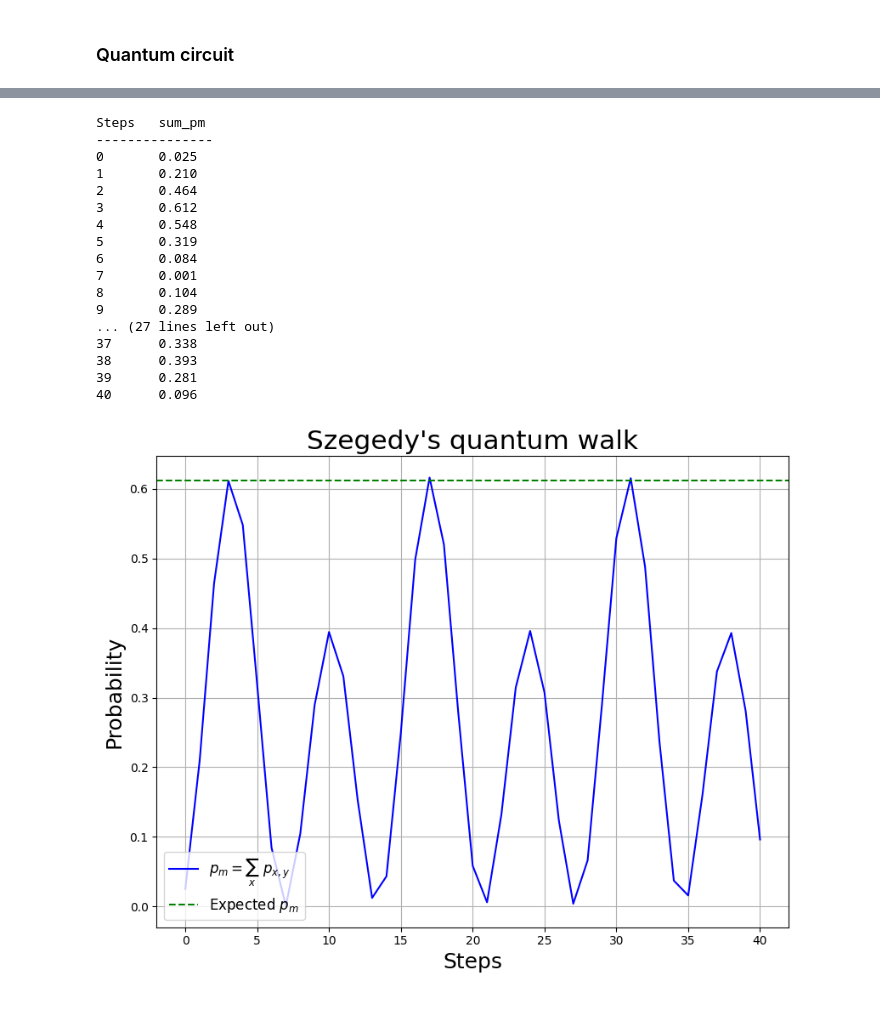
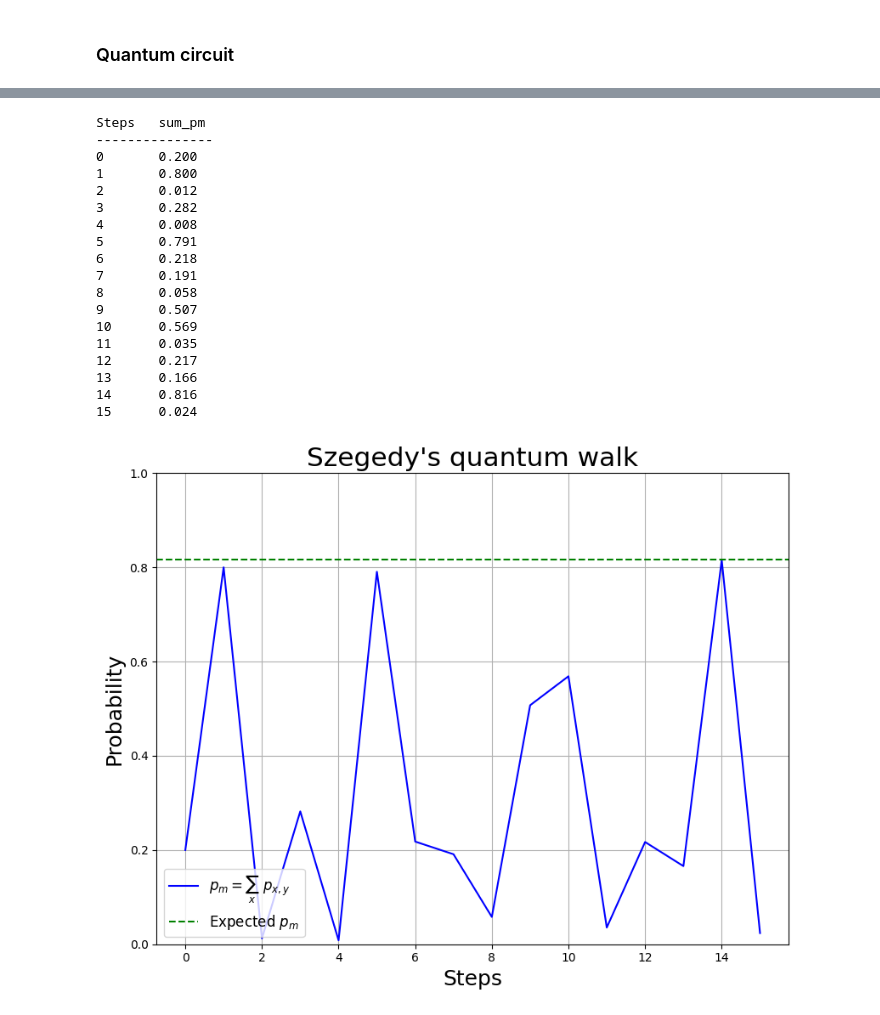
Before and after one commit to maxwell04-wq/qrw-for-pagerank, a Jupyter notebook: LitRev/2016_santos_queries/santos.ipynb, the cells around one changed output, grey strips where cells are left out. Saved outputs shown, nothing was run; the diff lists cells and outputs as text; code cells hidden in the pictures.

```diff
--- a/LitRev/2016_santos_queries/santos.ipynb
+++ b/LitRev/2016_santos_queries/santos.ipynb
@@ -18,7 +18,7 @@ qml.__version__
 # %% [markdown]
 ## 2 Szegedy's Quatum Walk
 # %%
-N = 40 # dimension of the graph
+N = 5 # dimension of the graph
 n = int(np.ceil(np.log2(N))) # dimension of the associated Hilbert space
 print(f"N = {N}")
 print(f"n = {n}")
@@ -106,13 +108,13 @@ Is RB unitary (right)? True
 # %%
-# initial state
-psi = np.zeros((2**(2*n)))
-for x in range(N):
-    ket_x = np.zeros((2**n))
-    ket_x[x] = 1
-    for y in range(N):
-        ket_y = np.zeros((2**n))
-        ket_y[y] += np.sqrt(P[x][y])
-        psi += np.kron(ket_x, ket_y)
-psi /= np.sqrt(N)
-# print(psi)
-print("Is the statevector valid?", qml.math.isclose(qml.math.norm(np.sum(psi**2)), 1))
+# # initial state
+# psi = np.zeros((2**(2*n)))
+# for x in range(N):
+#     ket_x = np.zeros((2**n))
+#     ket_x[x] = 1
+#     for y in range(N):
+#         ket_y = np.zeros((2**n))
+#         ket_y[y] += np.sqrt(P[x][y])
+#         psi += np.kron(ket_x, ket_y)
+# psi /= np.sqrt(N)
+# # print(psi)
+# print("Is the statevector valid?", qml.math.isclose(qml.math.norm(np.sum(psi**2)), 1))
@@ -184,38 +184,39 @@ for k in range(steps+1):
 # %% [output]
 Steps   sum_pm
 ---------------
-0       0.025
-1       0.210
-2       0.464
-3       0.612
-4       0.548
-5       0.319
-6       0.084
-7       0.001
-8       0.104
-9       0.289
-... (27 lines left out)
-37      0.338
-38      0.393
-39      0.281
-40      0.096
+0       0.200
+1       0.800
+2       0.012
+3       0.282
+4       0.008
+5       0.791
+6       0.218
+7       0.191
+8       0.058
+9       0.507
+10      0.569
+11      0.035
+12      0.217
+13      0.166
+14      0.816
+15      0.024
 # %%
 scale_factor = 1.5
 default_figsize = plt.rcParams["figure.figsize"]
 scaled_figsize = (default_figsize[0] * scale_factor, default_figsize[1] * scale_factor)
 
 plt.figure(figsize=scaled_figsize)
 plt.plot(range(steps+1), m_data, "b-", label=r"$p_m = \sum_x~p_{x,y}$")
 plt.axhline(y = 0.5 + 1/np.sqrt(2*N), color="green", linestyle="--", label=r"Expected $p_m$")
 plt.legend(fontsize=12, loc="lower left")
 plt.title("Szegedy's quantum walk", fontsize=15*scale_factor)
 plt.xlabel("Steps", fontsize=12*scale_factor)
 plt.ylabel("Probability", fontsize=12*scale_factor)
-# plt.ylim((0, 1))
+plt.ylim((0, 1))
 plt.grid()
 plt.show()
 # %% [output]
-[figure, old version]
+[figure, new version]
 # %%
 print(f"m     = {np.argmax(m_data)}\np(m)  = {np.max(m_data)}")
 print(f"p'(m) = {0.5 + 1/np.sqrt(2*N)}")
```
Also changed, not shown: parts of 9 cells of this notebook, 1 other file.
